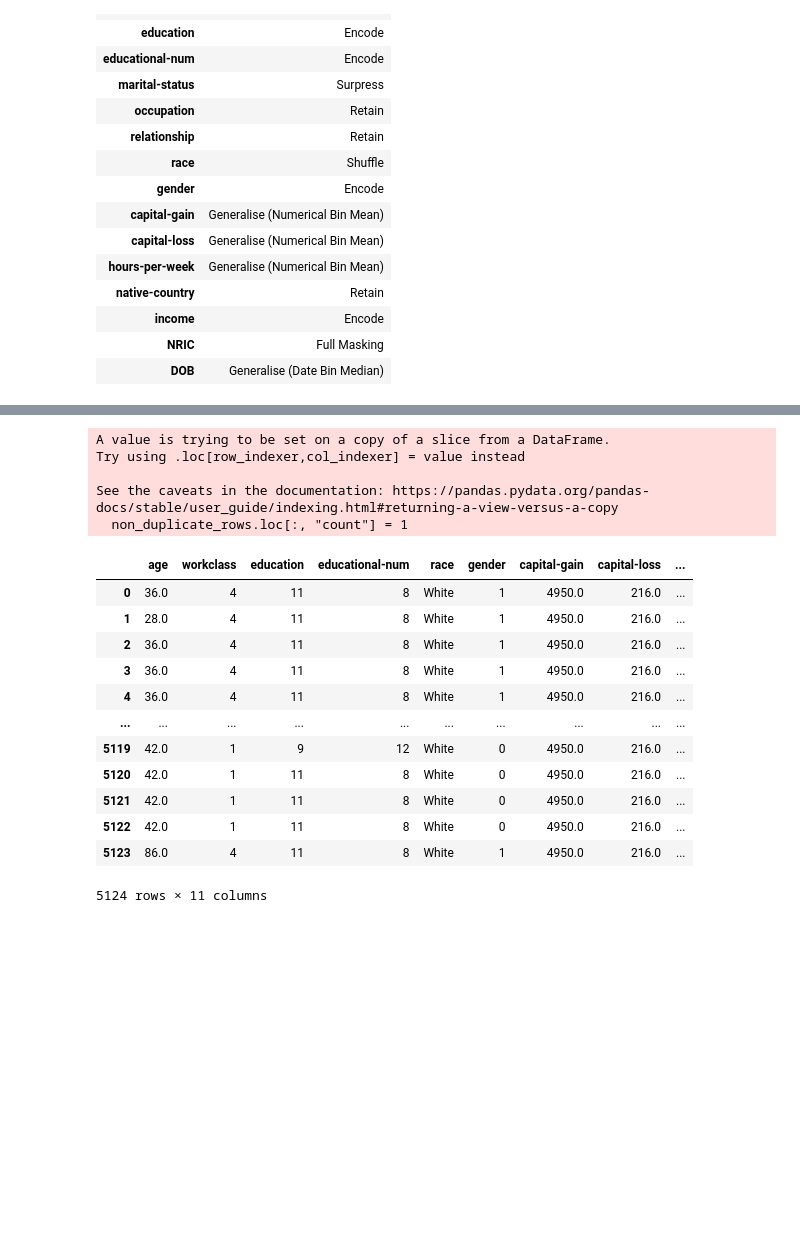
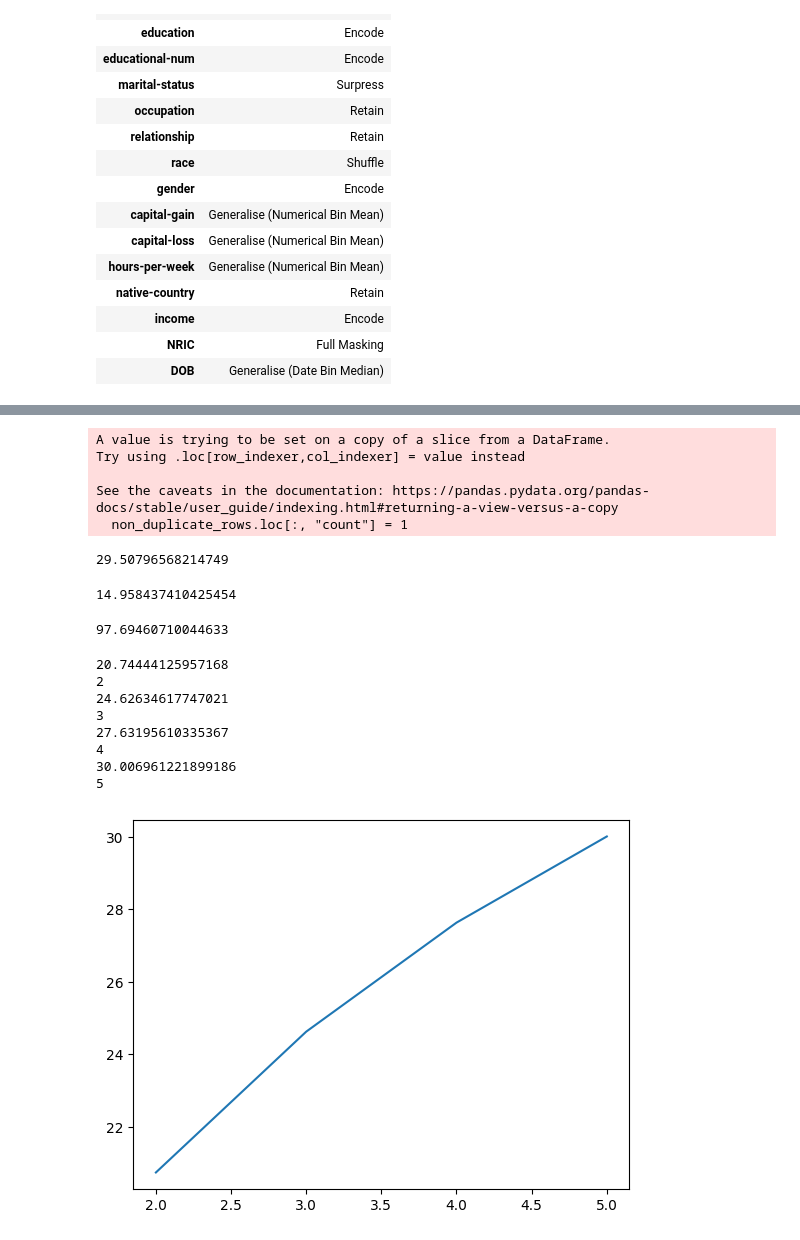
Before and after one commit to dylanlo8/SynPiper, a Jupyter notebook: anonymizer/test.ipynb, the cells around one changed output, grey strips where cells are left out. Drawn from its saved outputs; the diff is of its cells as text; code cells hidden in the pictures; blank space fills up the shorter version.

```diff
--- a/anonymizer/test.ipynb
+++ b/anonymizer/test.ipynb
@@ -240,39 +239,33 @@ dupli
 48842 rows × 10 columns
-# %%
-import pandas as pd
-
-# Example dataset
-data = {
-    'Name': ['John', 'Jane', 'John', 'Alex', 'Jane', 'Jane'],
-    'Age': [25, 30, 25, 40, 30, 30],
-    'City': ['New York', 'London', 'New York', 'Paris', 'London', 'London']
-}
-
-df = pd.DataFrame(dupli)
-
-# Get the count of each duplicated row
-duplicate_counts = df[df.duplicated(keep = False)].value_counts().reset_index()
-non_duplicate_rows = df[~df.duplicated(keep=False)]
-non_duplicate_rows.loc[:, "count"] = 1
-
-new_df = pd.DataFrame(pd.concat([duplicate_counts, non_duplicate_rows]))
-duplicate_counts
-# %% [output]
-A value is trying to be set on a copy of a slice from a DataFrame.
-Try using .loc[row_indexer,col_indexer] = value instead
-
-See the caveats in the documentation: https://pandas.pydata.org/pandas-docs/stable/user_guide/indexing.html#returning-a-view-versus-a-copy
-  non_duplicate_rows.loc[:, "count"] = 1
-|  | age | workclass | education | educational-num | race | gender | capital-gain | capital-loss | ... |
-| 0 | 36.0 | 4 | 11 | 8 | White | 1 | 4950.0 | 216.0 | ... |
-| 1 | 28.0 | 4 | 11 | 8 | White | 1 | 4950.0 | 216.0 | ... |
-| 2 | 36.0 | 4 | 11 | 8 | White | 1 | 4950.0 | 216.0 | ... |
-| 3 | 36.0 | 4 | 11 | 8 | White | 1 | 4950.0 | 216.0 | ... |
-| 4 | 36.0 | 4 | 11 | 8 | White | 1 | 4950.0 | 216.0 | ... |
-| ... | ... | ... | ... | ... | ... | ... | ... | ... | ... |
-| 5119 | 42.0 | 1 | 9 | 12 | White | 0 | 4950.0 | 216.0 | ... |
-| 5120 | 42.0 | 1 | 11 | 8 | White | 0 | 4950.0 | 216.0 | ... |
-| 5121 | 42.0 | 1 | 11 | 8 | White | 0 | 4950.0 | 216.0 | ... |
-| 5122 | 42.0 | 1 | 11 | 8 | White | 0 | 4950.0 | 216.0 | ... |
-| 5123 | 86.0 | 4 | 11 | 8 | White | 1 | 4950.0 | 216.0 | ... |
-5124 rows × 11 columns
+# %%
+re_id_table = anonymizer.get_re_identification_table()
+# %% [output]
+A value is trying to be set on a copy of a slice from a DataFrame.
+Try using .loc[row_indexer,col_indexer] = value instead
+
+See the caveats in the documentation: https://pandas.pydata.org/pandas-docs/stable/user_guide/indexing.html#returning-a-view-versus-a-copy
+  non_duplicate_rows.loc[:, "count"] = 1
+# %%
+anonymizer.avg_re_identification_prob()
+# %% [output]
+29.50796568214749
+# %%
+anonymizer.unique_row_proportion()
+# %% [output]
+14.958437410425454
+# %%
+anonymizer.percentage_rows_below_k_threshold(360)
+# %% [output]
+97.69460710044633
+# %%
+anonymizer.generate_k_threshold_plot()
+# %% [output]
+20.74444125957168
+2
+24.62634617747021
+3
+27.63195610335367
+4
+30.006961221899186
+5
+[figure, added]
```
Also changed, not shown: parts of 3 cells of this notebook, 5 other files.
